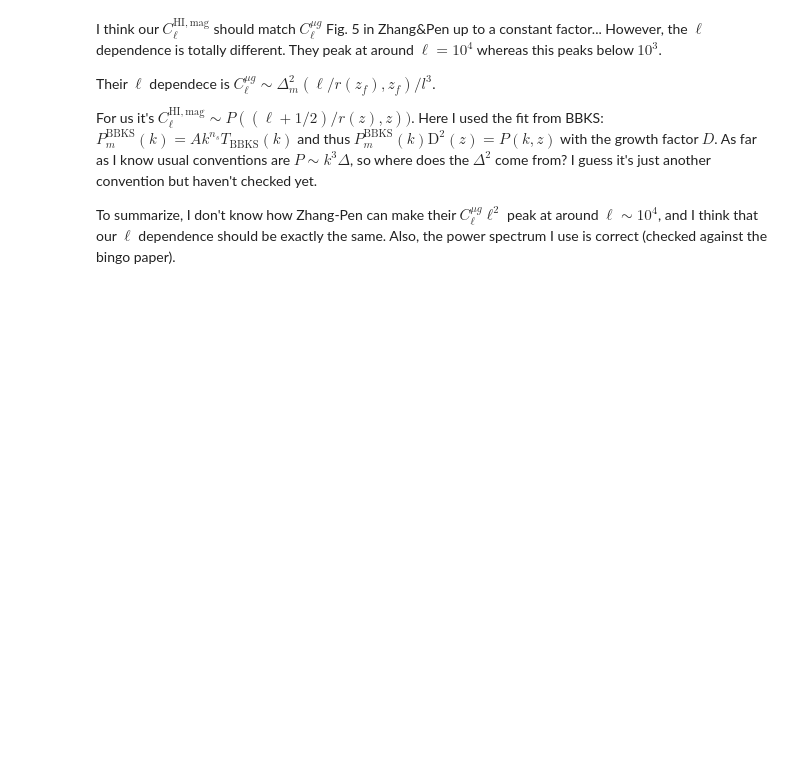
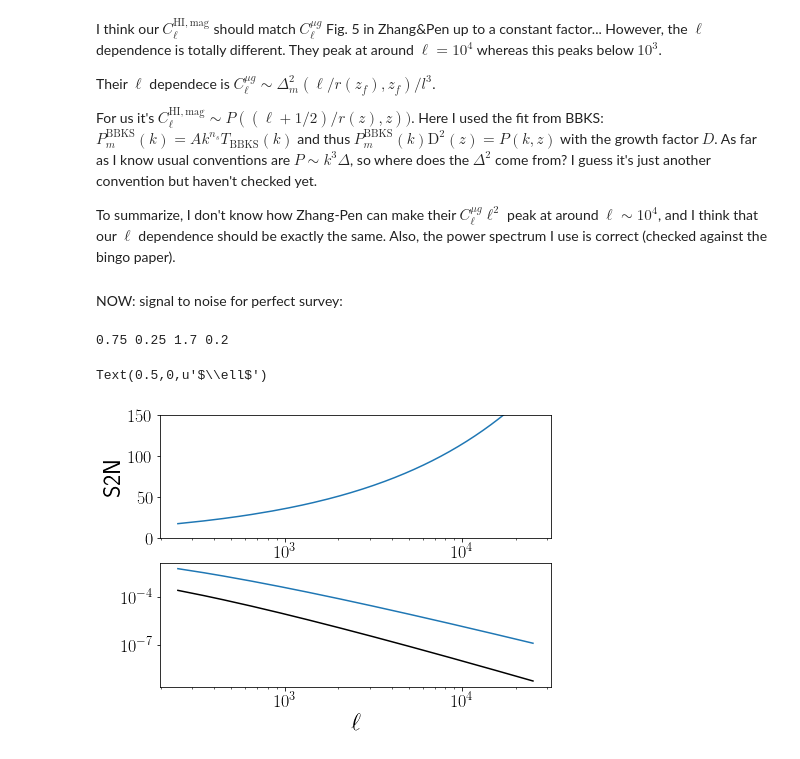
Before and after one commit to amadeuswi/MagBias, a Jupyter notebook: S2N.ipynb, the cells around one changed output. Drawn from its saved outputs; the diff is of its cells as text; code cells hidden in the pictures; blank space fills up the shorter version.

```diff
--- a/S2N.ipynb
+++ b/S2N.ipynb
@@ -116,3 +127,26 @@ def C_l_BBKS_gg(ltable,zmin,zmax, Nint = 500):
+# %%
+def DELTA_Cl_HIxmag(ltable, zf, dzf, zb, dzb, PERFECT_SURVEY = 1):
+    zfmin = zf - dzf; zfmax = zf+dzf
+    zbmin = zb-dzb; zbmax = zb+dzb
+
+    #perfect survey:
+    if PERFECT_SURVEY:
+        Cshot = np.zeros(len(ltable)); N_ell = np.zeros(len(ltable));
+        fsky = 1; d_ell = 1;
+
+    else:
+        return ValueError("only perfect survey implemented")
+    X2 = Cl_HIxmag(ltable, zf, zb, dzf)**2
+    HIHI = C_l_BBKS_HIHI(ltable, zfmin, zfmax) + Cshot
+    gg = C_l_BBKS_gg(ltable, zbmin, zbmax) + N_ell
+    num = X2 + HIHI*gg
+    denom = (2*ltable+1) * d_ell * fsky
+    return np.sqrt(num/denom)
+
+def S2N(ltable, zf, dzf, zb, dzb, PERFECT_SURVEY = 1):
+    delt = DELTA_Cl_HIxmag(ltable, zf, dzf, zb, dzb, PERFECT_SURVEY = PERFECT_SURVEY)
+    signal = Cl_HIxmag(ltable, zf, zb, dzb)
+    return signal/delt
 # %% [markdown]
 Compare HIHI Cls with Fig 2 in Bingo paper:
 # %%
@@ -150,3 +184,25 @@ Their $\ell$ dependece is $C_\ell^{\mu g} \sim \Delta_m^2(\ell/r(z_f), z_f) / l^
 For us it's $C_\ell^\mathrm{HI, mag} \sim P((\ell + 1/2)/r(z),z))$. Here I used the fit from BBKS: $P_m^\mathrm{BBKS}(k) = Ak^{n_s}T_\mathrm{BBKS}(k)$ and thus $P_m^\mathrm{BBKS}(k) \mathrm D^2(z) = P(k,z)$ with the growth factor $D$. As far as I know usual conventions are $P \sim k^3 \Delta$, so where does the $\Delta^2$ come from? I guess it's just another convention but haven't checked yet.
 
 To summarize, I don't know how Zhang-Pen can make their $C_\ell^{\mu g}\ell^2$ peak at around $\ell \sim 10^4$, and I think that our $\ell$ dependence should be exactly the same. Also, the power spectrum I use is correct (checked against the bingo paper).
+# %% [markdown]
+NOW: signal to noise for perfect survey:
+# %%
+S2N_p_tab = S2N(ltab, zf, dzf, zb, dzb, PERFECT_SURVEY=1)
+Delta_Cl_p_tab = DELTA_Cl_HIxmag(ltab, zf, dzf, zb, dzb, PERFECT_SURVEY=1)
+print zf, dzf, zb, dzb
+# %% [output]
+0.75 0.25 1.7 0.2
+# %%
+fig = P.figure(); ax1 = fig.add_subplot(211);
+ax2 = fig.add_subplot(212, sharex = ax1);
+ax1.semilogx(ltab, S2N_p_tab)
+ax1.set_ylim((0.1, 150))
+ax1.set_ylabel("S2N")
+
+ax2.loglog(ltab, Cl_Hxm)
+ax2.loglog(ltab, Delta_Cl_p_tab, color = 'black')
+
+ax2.set_xlabel("$\ell$")
+# %% [output]
+Text(0.5,0,u'$\\ell$')
+[figure, added]
```
Also changed, not shown: parts of 5 cells of this notebook.
